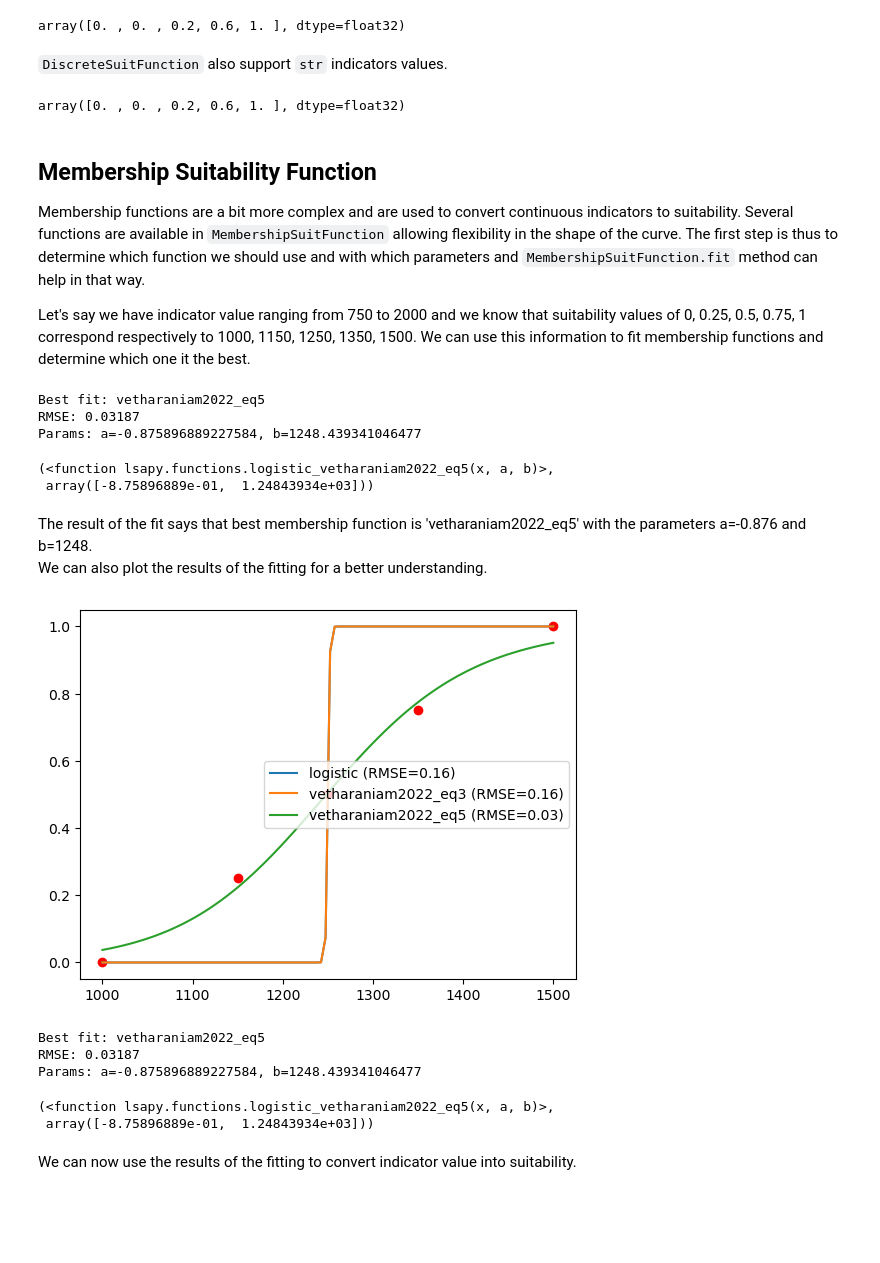
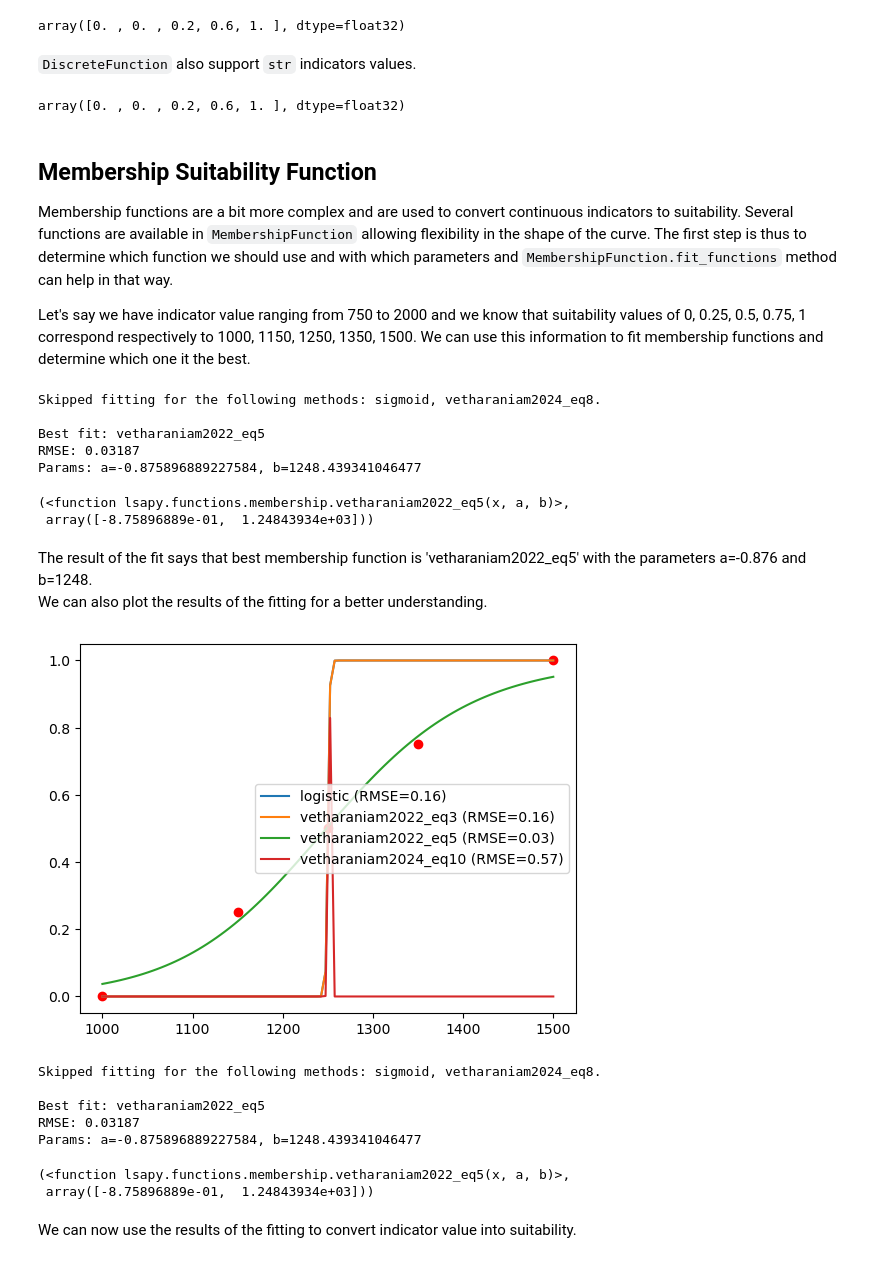
Before and after one commit to baptistehamon/lsapy, a Jupyter notebook: docs/notebooks/functions.ipynb, the cells around one changed output. Cells and saved outputs as stored; diff of their text form; code cells hidden in the pictures; blank space fills up the shorter version.

Commit message:
Fix docs with new suitability func

```diff
--- a/docs/notebooks/functions.ipynb
+++ b/docs/notebooks/functions.ipynb
@@ -19,7 +19,7 @@ func(x)
 # %% [output]
 array([0. , 0. , 0.2, 0.6, 1. ], dtype=float32)
 # %% [markdown]
-`DiscreteSuitFunction` also support `str` indicators values.
+`DiscreteFunction` also support `str` indicators values.
 # %%
 x = ["1", "2", "3", "4", "5"]  # discrete indicator values
 rules = {"1": 0, "2": 0, "3": 0.2, "4": 0.6, "5": 1}  # suitability values
@@ -31,28 +31,32 @@ array([0. , 0. , 0.2, 0.6, 1. ], dtype=float32)
 # %% [markdown]
 ## Membership Suitability Function
 
-Membership functions are a bit more complex and are used to convert continuous indicators to suitability. Several functions are available in `MembershipSuitFunction` allowing flexibility in the shape of the curve. The first step is thus to determine which function we should use and with which parameters and `MembershipSuitFunction.fit` method can help in that way.
+Membership functions are a bit more complex and are used to convert continuous indicators to suitability. Several functions are available in `MembershipFunction` allowing flexibility in the shape of the curve. The first step is thus to determine which function we should use and with which parameters and `MembershipFunction.fit_functions` method can help in that way.
 
 Let's say we have indicator value ranging from 750 to 2000 and we know that suitability values of 0, 0.25, 0.5, 0.75, 1 correspond respectively to 1000, 1150, 1250, 1350, 1500. We can use this information to fit membership functions and determine which one it the best.
 # %%
-MembershipSuitFunction.fit(x=[1000, 1150, 1250, 1350, 1500], y=[0, 0.25, 0.5, 0.75, 1])
+MembershipFunction.fit_functions(x=[1000, 1150, 1250, 1350, 1500], y=[0, 0.25, 0.5, 0.75, 1])
 # %% [output]
+Skipped fitting for the following methods: sigmoid, vetharaniam2024_eq8.
+
 Best fit: vetharaniam2022_eq5
 RMSE: 0.03187
 Params: a=-0.875896889227584, b=1248.439341046477
-(<function lsapy.functions.logistic_vetharaniam2022_eq5(x, a, b)>,
+(<function lsapy.functions.membership.vetharaniam2022_eq5(x, a, b)>,
  array([-8.75896889e-01,  1.24843934e+03]))
 # %% [markdown]
 The result of the fit says that best membership function is 'vetharaniam2022_eq5' with the parameters a=-0.876 and b=1248.
 We can also plot the results of the fitting for a better understanding.
 # %%
-MembershipSuitFunction.fit(x=[1000, 1150, 1250, 1350, 1500], y=[0, 0.25, 0.5, 0.75, 1], plot=True)
+MembershipFunction.fit_functions(x=[1000, 1150, 1250, 1350, 1500], y=[0, 0.25, 0.5, 0.75, 1], plot=True)
 # %% [output]
-[figure, old version]
+[figure, new version]
+Skipped fitting for the following methods: sigmoid, vetharaniam2024_eq8.
+
 Best fit: vetharaniam2022_eq5
 RMSE: 0.03187
 Params: a=-0.875896889227584, b=1248.439341046477
-(<function lsapy.functions.logistic_vetharaniam2022_eq5(x, a, b)>,
+(<function lsapy.functions.membership.vetharaniam2022_eq5(x, a, b)>,
  array([-8.75896889e-01,  1.24843934e+03]))
 # %% [markdown]
 We can now use the results of the fitting to convert indicator value into suitability.
```
Also changed, not shown: parts of 9 cells of this notebook, 3 other files.
